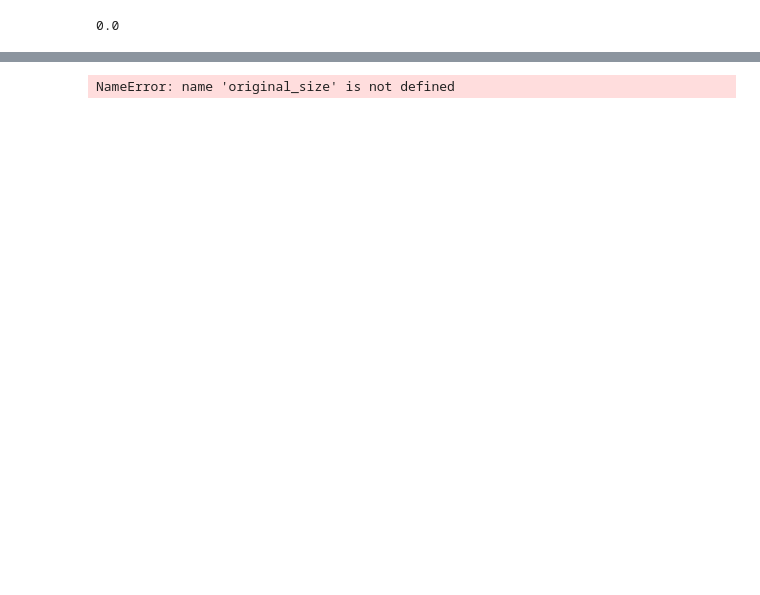
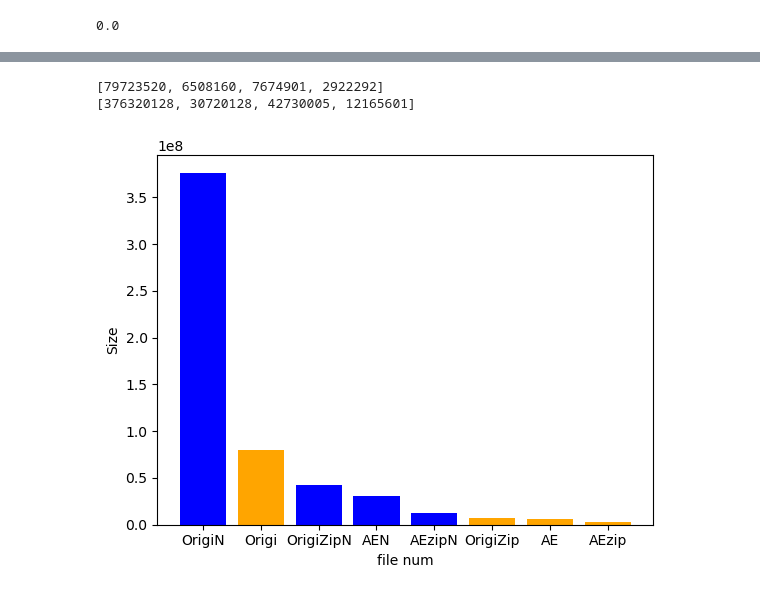
Before and after one commit to jnardosp/simg-aes, a Jupyter notebook: ex_zip.ipynb, the cells around one changed output, grey strips where cells are left out. Drawn from its saved outputs; the diff is of its cells as text; code cells hidden in the pictures; blank space fills up the shorter version.

```diff
--- a/ex_zip.ipynb
+++ b/ex_zip.ipynb
@@ -35,7 +35,7 @@ early_stop = callbacks.EarlyStopping(monitor='val_loss',patience=10)
 
 #Entrenamos
 history = autoencoderZip.fit(x_train, x_train,
-            epochs=1,
+            epochs=35,
             shuffle=True,
             validation_data=(x_test, x_test),
             callbacks=[early_stop])
@@ -53,7 +69,7 @@ early_stopN = callbacks.EarlyStopping(monitor='val_loss',patience=10)
 
 #Entrenamos
 historyN = autoencoderN.fit(x_trainN, x_trainN,
-            epochs=1,
+            epochs=35,
             shuffle=True,
             validation_data=(x_testN, x_testN),
             callbacks=[early_stopN])
@@ -72,0 +94,7 @@ dataSetZip_sizeN = get_DataSetZipSize(x_trainN)
+# %%
+#Obtencion tamaños compresiones
+sizes = get_Size(x_train,autoencoderZip.getEncoded(x_train))
+#Obtencion tamaños compresiones AE-N
+sizesN = get_Size(x_trainN,autoencoderN.getEncoded(x_trainN))
+print(sizes)
+print(sizesN)
@@ -89,22 +120,24 @@ Error:
 # %%
 #Resultados Compression
 # Datos originales
-labels = [ 'Original', 'AE', 'ZipN', 'OriginalN', 'AEN']
-values = [ original_size*len(x_train), AEcompressed_size*len(x_train),
-        dataSetZip_sizeN, original_sizeN*len(x_trainN), AEcompressed_sizeN*len(x_trainN)]
-
+labels = [ 'Origi', 'AE', 'OrigiZip','AEzip','OrigiN', 'AEN', 'OrigiZipN','AEzipN']
+values = np.concatenate((np.array(sizes),np.array(sizesN)))
+print(sizes)
+print(sizesN)
 # Ordenar los datos
 sorted_indices = sorted(range(len(values)), key=lambda k: values[k], reverse=True)
 sorted_labels = [labels[i] for i in sorted_indices]
 sorted_values = [values[i] for i in sorted_indices]
 
 # Asignar colores
 colors = ['blue' if label.endswith('N') else 'orange' for label in sorted_labels]
 
 # Crear el gráfico de barras
 plt.bar(sorted_labels, sorted_values, color=colors)
 plt.xlabel('file num')
 plt.ylabel('Size')
 plt.show()
 # %% [output]
-NameError: name 'original_size' is not defined
+[79723520, 6508160, 7674901, 2922292]
+[376320128, 30720128, 42730005, 12165601]
+[figure, added]
```
Also changed, not shown: parts of 5 cells of this notebook, 11 other files.
